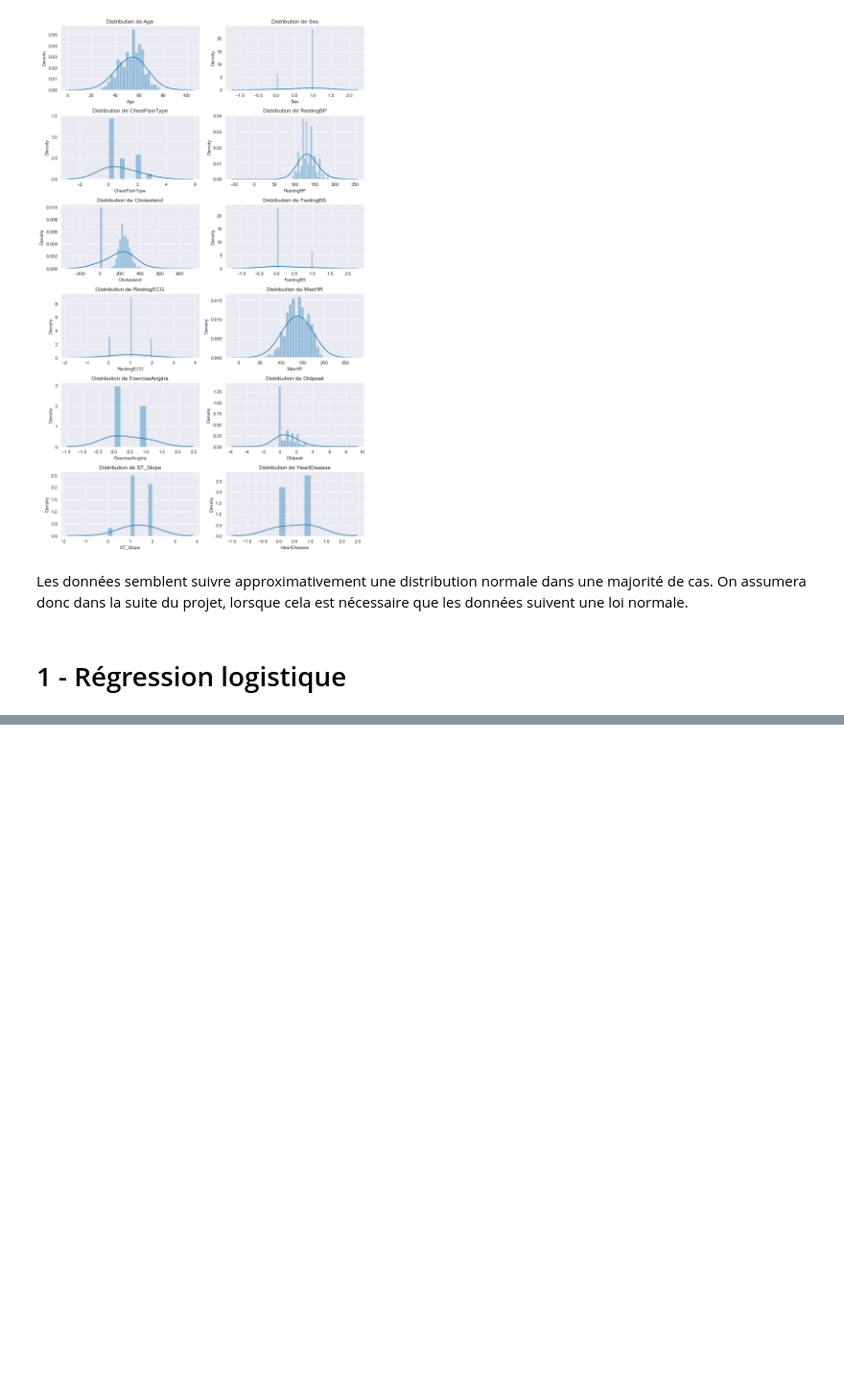
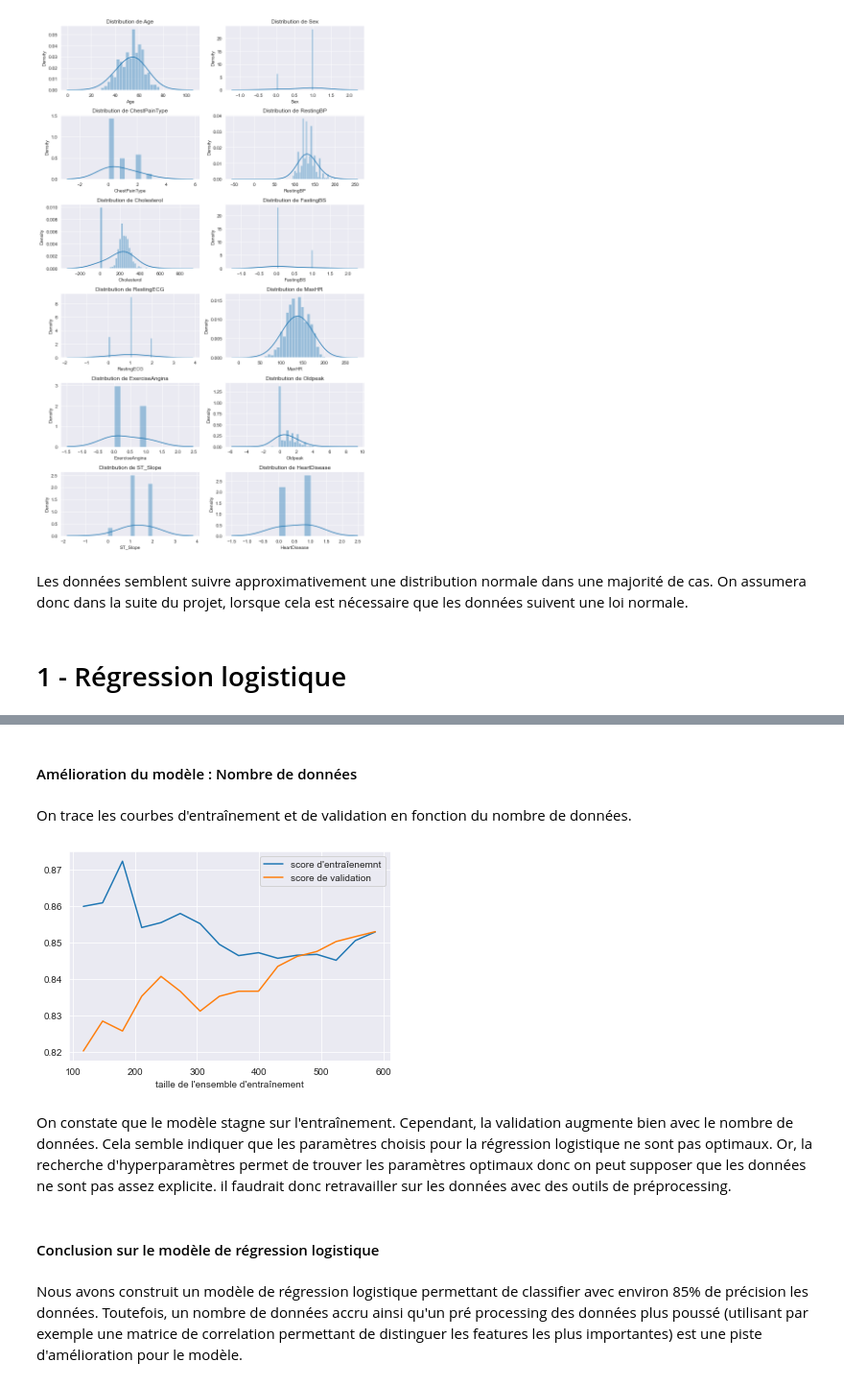
Before and after one commit to MorganChabaudENSSAT/projet_ift712, a Jupyter notebook: Projet IFT712.ipynb, the cells around one changed output, grey strips where cells are left out. Shown at 96% size. Cells and saved outputs as stored; diff of their text form; code cells hidden in the pictures; blank space fills up the shorter version.

```diff
--- a/Projet IFT712.ipynb
+++ b/Projet IFT712.ipynb
@@ -219,0 +251,17 @@ best_reg_log.score(X_test, y_test) #Performance du modèle en vrai
+# %% [markdown]
+#### Amélioration du modèle : Nombre de données
+# %% [markdown]
+On trace les courbes d'entraînement et de validation en fonction du nombre de données.
+# %%
+train_size = np.linspace(0.2,1,16)
+reg_log_2.data_needed_for_max_score(X_train, y_train, train_size)
+# %% [output]
+[figure, added]
+# %% [markdown]
+On constate que le modèle stagne sur l'entraînement. Cependant, la validation augmente bien avec le nombre de données. Cela semble indiquer que les paramètres choisis pour la régression logistique ne sont pas optimaux.
+Or, la recherche d'hyperparamètres permet de trouver les paramètres optimaux donc on peut supposer que les données ne sont pas assez explicite. il faudrait donc retravailler sur les données avec des outils de préprocessing.
+# %% [markdown]
+#### Conclusion sur le modèle de régression logistique
+# %% [markdown]
+Nous avons construit un modèle de régression logistique permettant de classifier avec environ 85% de précision les données.
+Toutefois, un nombre de données accru ainsi qu'un pré processing des données plus poussé (utilisant par exemple une matrice de correlation permettant de distinguer les features les plus importantes) est une piste d'amélioration pour le modèle.
```
Also changed, not shown: parts of 24 cells of this notebook, 1 other file.
